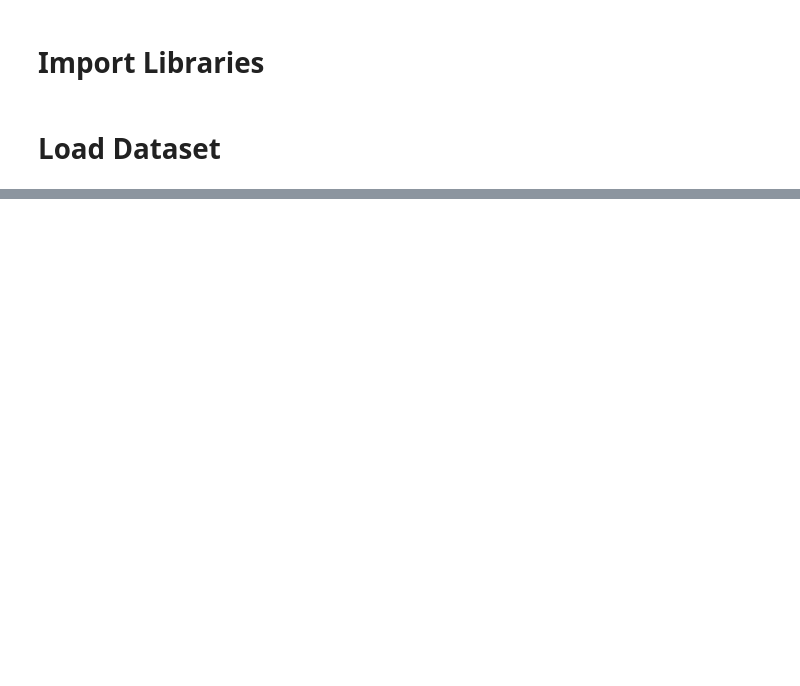
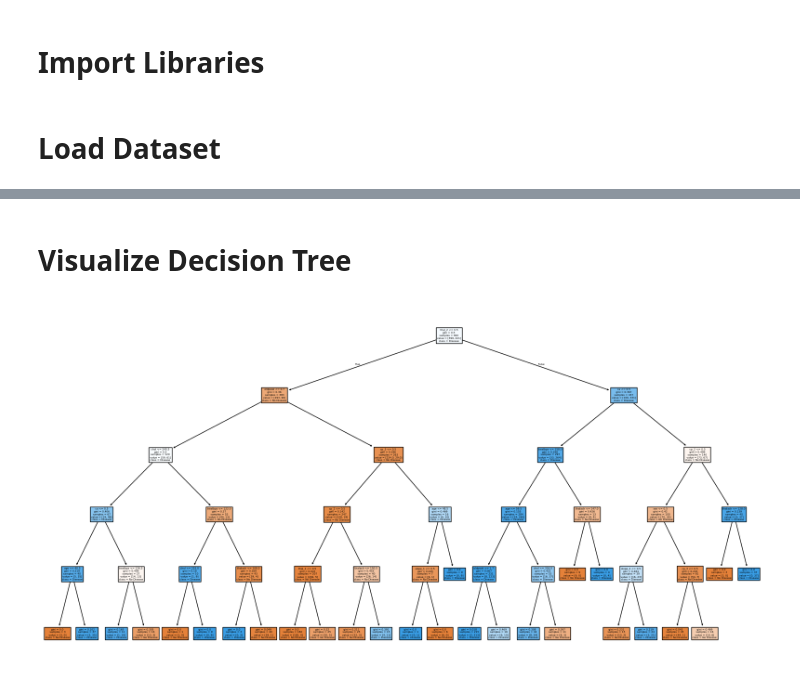
Before and after one commit to Maduwantha-ka/Heart-Disease-Prediction-System---Machine-Learning, a Jupyter notebook: NoteBooks/Nishini_Decision_Tree.ipynb, the cells around one changed output, grey strips where cells are left out. Saved outputs shown, nothing was run; the diff lists cells and outputs as text; code cells hidden in the pictures; blank space fills up the shorter version.

```diff
--- a/NoteBooks/Nishini_Decision_Tree.ipynb
+++ b/NoteBooks/Nishini_Decision_Tree.ipynb
@@ -18,0 +52,3 @@ FileNotFoundError: [Errno 2] No such file or directory: 'C:/Semester Materials/M
+# %%
+df["ca"] = df["ca"].fillna(df["ca"].median())
+df["thal"] = df["thal"].fillna(df["thal"].mode()[0])
@@ -18,0 +128,10 @@ FileNotFoundError: [Errno 2] No such file or directory: 'C:/Semester Materials/M
+# %% [markdown]
+# Visualize Decision Tree
+# %%
+from sklearn.tree import plot_tree
+
+plt.figure(figsize=(20,10))
+plot_tree(dt_model, filled=True, feature_names=X.columns, class_names=["No Disease", "Disease"])
+plt.show()
+# %% [output]
+[figure, added]
```
Also changed, not shown: parts of 16 cells of this notebook, 1 other file.
